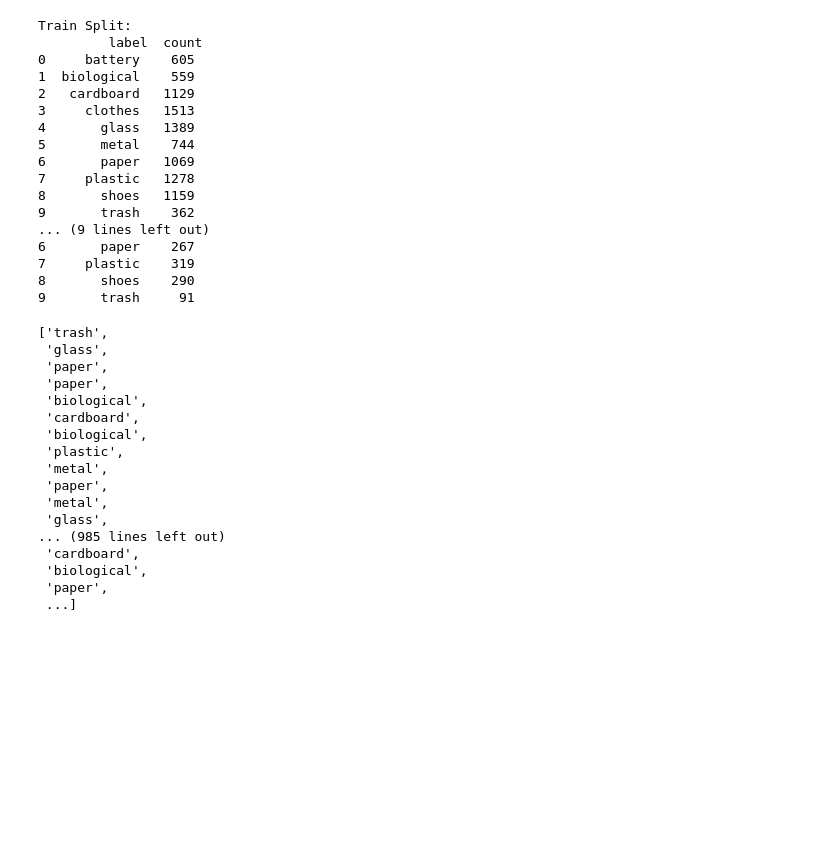
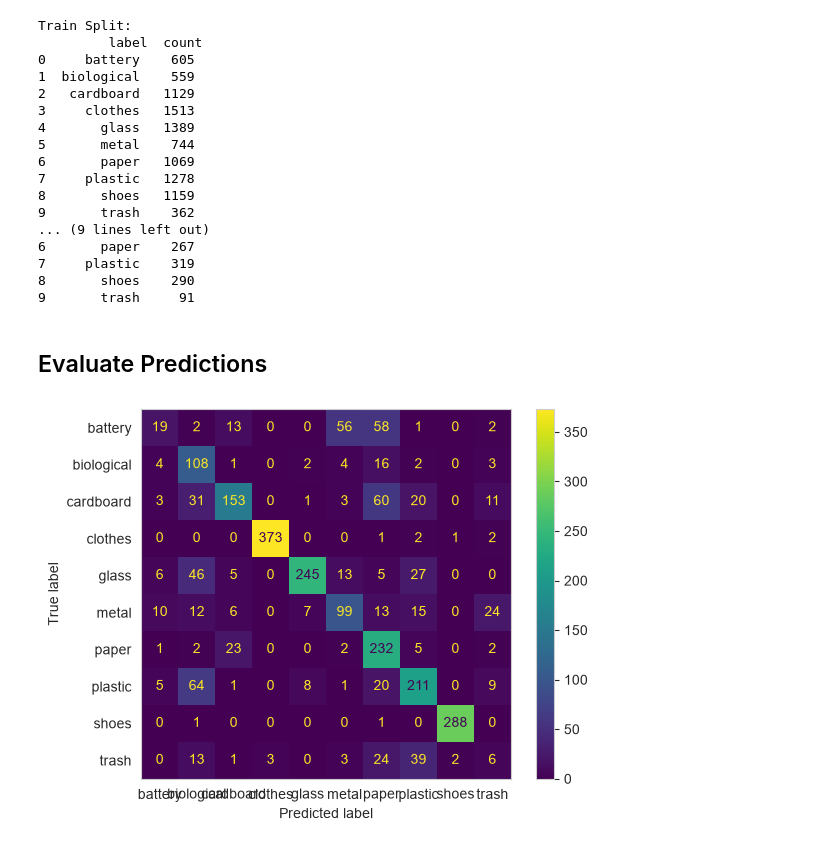
Before and after one commit to Nello-pn/trashCLIP, a Jupyter notebook: CLIP_ZeroShot.ipynb, the cells around one changed output. Drawn from its saved outputs; the diff is of its cells as text; code cells hidden in the pictures; blank space fills up the shorter version.

Commit message:
Add Confusion matrix evaluation

```diff
--- a/CLIP_ZeroShot.ipynb
+++ b/CLIP_ZeroShot.ipynb
@@ -204,24 +204,12 @@ for batch in loader:
     probs = logits_per_image.softmax(dim=1)
     predictions.append(probs.argmax(dim=1).tolist())
 # %%
+# predictions
 predictions_flat = [x for xs in predictions for x in xs]
 predicted_labels = [labels[id] for id in predictions_flat]
-predicted_labels
+
+# ground thruth
+true_labels = list(test["label"])
+true_labels_text = [labels[id] for id in true_labels]
-# %% [output]
-['trash',
- 'glass',
- 'paper',
- 'paper',
- 'biological',
- 'cardboard',
- 'biological',
- 'plastic',
- 'metal',
- 'paper',
- 'metal',
- 'glass',
-... (985 lines left out)
- 'cardboard',
- 'biological',
- 'paper',
- ...]
+# %% [markdown]
+## Evaluate Predictions
@@ -227,0 +218,7 @@ predicted_labels
+# %%
+from sklearn.metrics import confusion_matrix, ConfusionMatrixDisplay
+conf_matrix = confusion_matrix(true_labels_text, predicted_labels)
+ConfusionMatrixDisplay.from_predictions(true_labels_text, predicted_labels)
+plt.grid(False)
+# %% [output]
+[figure, added]
```
Also changed, not shown: parts of 2 cells of this notebook.
